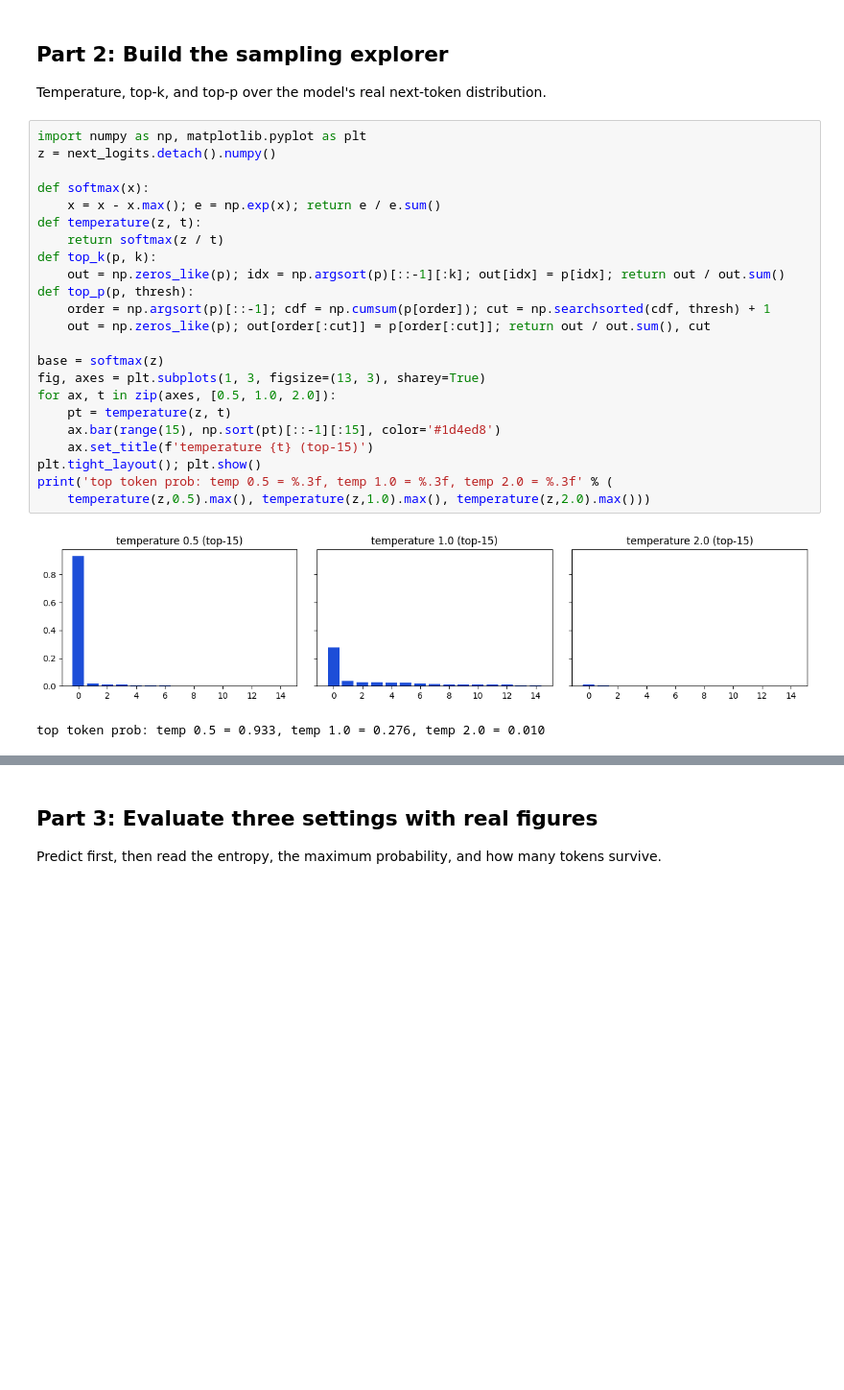
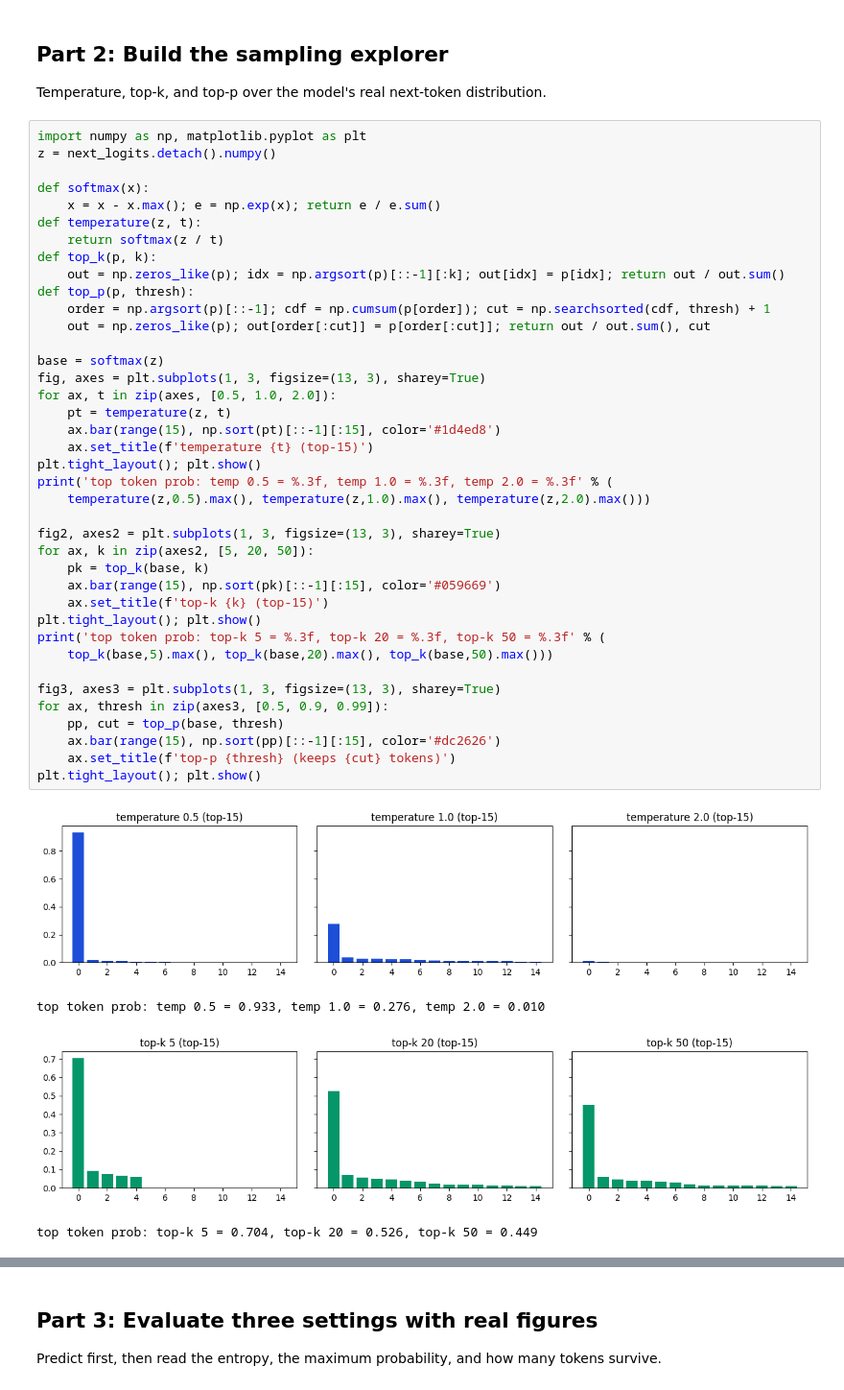
Before and after one commit to fdx-hw/cosc-650, a Jupyter notebook: week2_inference_sampling_starter.ipynb, the cells around one changed output, grey strips where cells are left out. Shown at 96% size. Drawn from its saved outputs; the diff is of its cells as text; blank space fills up the shorter version.

```diff
--- a/week2_inference_sampling_starter.ipynb
+++ b/week2_inference_sampling_starter.ipynb
@@ -118,26 +121,44 @@ Temperature, top-k, and top-p over the model's real next-token distribution.
 # %%
 import numpy as np, matplotlib.pyplot as plt
 z = next_logits.detach().numpy()
 
 def softmax(x):
     x = x - x.max(); e = np.exp(x); return e / e.sum()
 def temperature(z, t):
     return softmax(z / t)
 def top_k(p, k):
     out = np.zeros_like(p); idx = np.argsort(p)[::-1][:k]; out[idx] = p[idx]; return out / out.sum()
 def top_p(p, thresh):
     order = np.argsort(p)[::-1]; cdf = np.cumsum(p[order]); cut = np.searchsorted(cdf, thresh) + 1
     out = np.zeros_like(p); out[order[:cut]] = p[order[:cut]]; return out / out.sum(), cut
 
 base = softmax(z)
 fig, axes = plt.subplots(1, 3, figsize=(13, 3), sharey=True)
 for ax, t in zip(axes, [0.5, 1.0, 2.0]):
     pt = temperature(z, t)
     ax.bar(range(15), np.sort(pt)[::-1][:15], color='#1d4ed8')
     ax.set_title(f'temperature {t} (top-15)')
 plt.tight_layout(); plt.show()
 print('top token prob: temp 0.5 = %.3f, temp 1.0 = %.3f, temp 2.0 = %.3f' % (
     temperature(z,0.5).max(), temperature(z,1.0).max(), temperature(z,2.0).max()))
+
+fig2, axes2 = plt.subplots(1, 3, figsize=(13, 3), sharey=True)
+for ax, k in zip(axes2, [5, 20, 50]):
+    pk = top_k(base, k)
+    ax.bar(range(15), np.sort(pk)[::-1][:15], color='#059669')
+    ax.set_title(f'top-k {k} (top-15)')
+plt.tight_layout(); plt.show()
+print('top token prob: top-k 5 = %.3f, top-k 20 = %.3f, top-k 50 = %.3f' % (
+    top_k(base,5).max(), top_k(base,20).max(), top_k(base,50).max()))
+
+fig3, axes3 = plt.subplots(1, 3, figsize=(13, 3), sharey=True)
+for ax, thresh in zip(axes3, [0.5, 0.9, 0.99]):
+    pp, cut = top_p(base, thresh)
+    ax.bar(range(15), np.sort(pp)[::-1][:15], color='#dc2626')
+    ax.set_title(f'top-p {thresh} (keeps {cut} tokens)')
+plt.tight_layout(); plt.show()
 # %% [output]
 [figure]
 top token prob: temp 0.5 = 0.933, temp 1.0 = 0.276, temp 2.0 = 0.010
+[figure, added]
+top token prob: top-k 5 = 0.704, top-k 20 = 0.526, top-k 50 = 0.449
```
Also changed, not shown: parts of 6 cells of this notebook.
